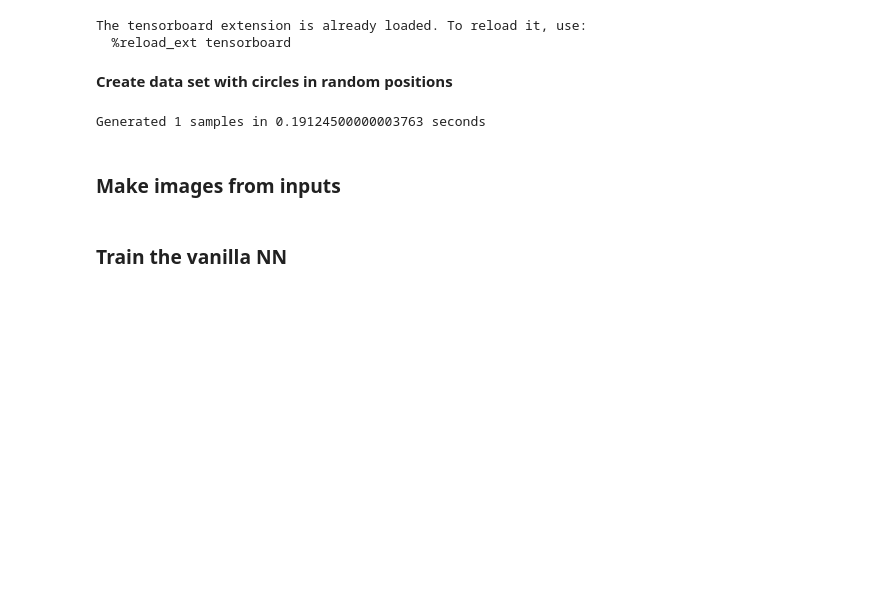
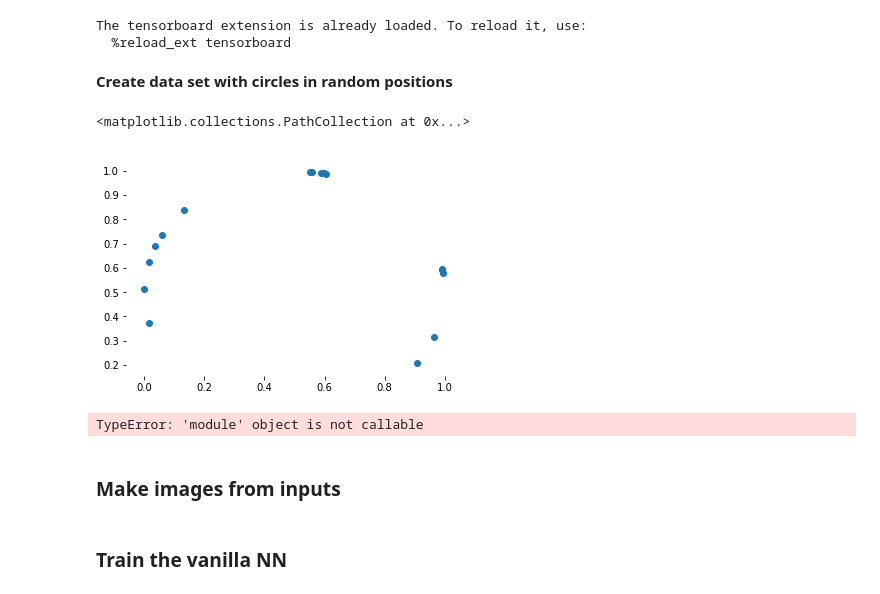
Before and after one commit to dcarmod2/PersHomNoSimplices, a Jupyter notebook: Prepare_data.ipynb, the cells around one changed output. Cells and saved outputs as stored; diff of their text form; code cells hidden in the pictures; blank space fills up the shorter version.

Commit message:
fixed sample generator

```diff
--- a/Prepare_data.ipynb
+++ b/Prepare_data.ipynb
@@ -23,11 +24,13 @@ The tensorboard extension is already loaded. To reload it, use:
 m = 20
 d = 5
 
+seed(1)
+
 def circle(center,radius):
     #print(center, radius)
     num_pts = random.randint(m-d, m+d)
     #print("This circle has {} points".format(num_pts))
-    thetas = np.random.random((num_pts,1))*(2*np.pi)
+    thetas = [random.random()*2*math.pi for i in range(num_pts)]
     #print("num_pts = {}".format(num_pts))
     #print("thetas = ", thetas)
     circ = np.vstack([radius*np.array([np.cos(theta),np.sin(theta)]) + center for theta in thetas])
@@ -85,6 +88,12 @@ def plot_outputs(output1,output2,output3):
         func = pad_and_add(func,to_add)
     func += output1[-1]
     return func
+# %%
+test = circle((0.5,0.5), 0.5)
+plt.scatter(test[:,0],test[:,1])
+# %% [output]
+<matplotlib.collections.PathCollection at 0x...>
+[figure, added]
 # %%
 #Take the N largest absolute values of coefficients.
 N = 20
@@ -93,7 +102,7 @@ N = 20
 max_num_circles = 10
 
 #Number of samples to generate
-M =
+M = 1
 
 try:
     with open('outputs_bigger.p','rb') as f:
@@ -131,7 +140,7 @@ except Exception as e:
             print("Generated {} samples in {} seconds".format(i+1, time.clock() - t0))
     print("Generated {} samples in {} seconds".format(i+1, time.clock() - t0))
 # %% [output]
-Generated 1 samples in 0.19124500000003763 seconds
+TypeError: 'module' object is not callable
 # %%
 with open('outputs_bigger.p','wb') as f:
     pickle.dump(outputs,f)
```
Also changed, not shown: parts of 1 cell of this notebook, 2 other files.
